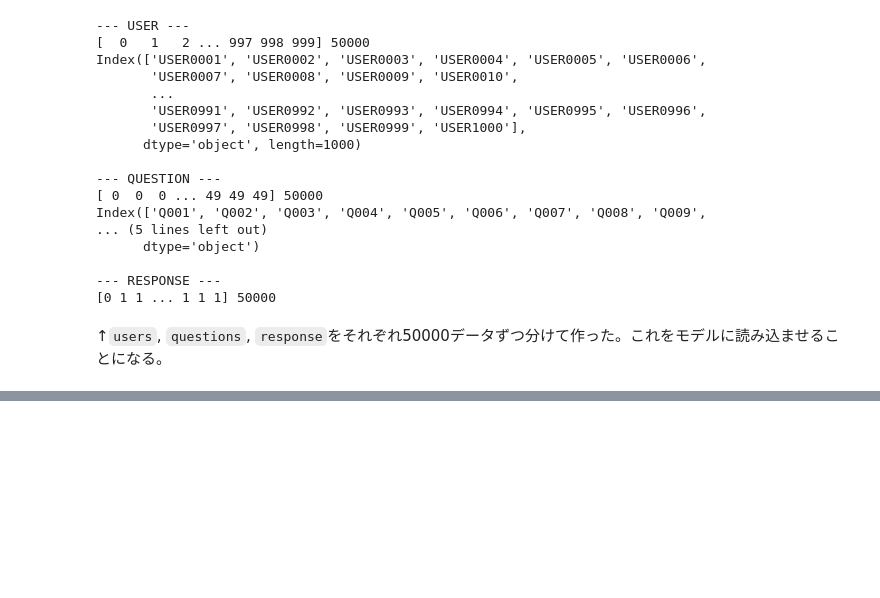
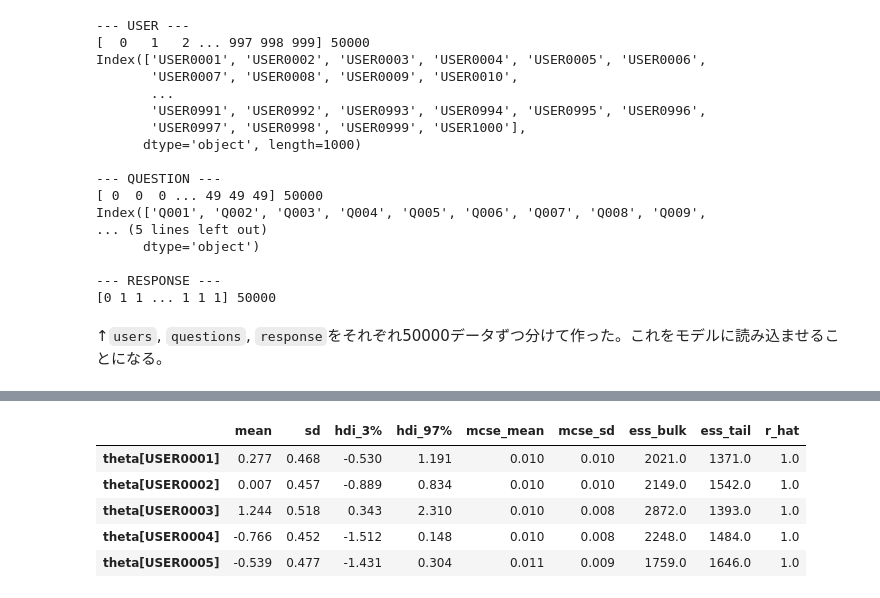
Before and after one commit to makkimaki/python-bayes-intro, a Jupyter notebook: すらすらベイズ写経_3−3_【IRT_evaluation】.ipynb, the cells around one changed output, grey strips where cells are left out. Saved outputs shown, nothing was run; the diff lists cells and outputs as text; code cells hidden in the pictures; blank space fills up the shorter version.

```diff
--- a/すらすらベイズ写経_3−3_【IRT_evaluation】.ipynb
+++ b/すらすらベイズ写経_3−3_【IRT_evaluation】.ipynb
@@ -205,0 +273,10 @@ display(g)
+# %%
+summary_theta1 = az.summary(idata1, var_names=["theta"])
+display(summary_theta1.head())
+# %% [output]
+|  | mean | sd | hdi_3% | hdi_97% | mcse_mean | mcse_sd | ess_bulk | ess_tail | r_hat |
+| theta[USER0001] | 0.277 | 0.468 | -0.530 | 1.191 | 0.010 | 0.010 | 2021.0 | 1371.0 | 1.0 |
+| theta[USER0002] | 0.007 | 0.457 | -0.889 | 0.834 | 0.010 | 0.010 | 2149.0 | 1542.0 | 1.0 |
+| theta[USER0003] | 1.244 | 0.518 | 0.343 | 2.310 | 0.010 | 0.008 | 2872.0 | 1393.0 | 1.0 |
+| theta[USER0004] | -0.766 | 0.452 | -1.512 | 0.148 | 0.010 | 0.008 | 2248.0 | 1484.0 | 1.0 |
+| theta[USER0005] | -0.539 | 0.477 | -1.431 | 0.304 | 0.011 | 0.009 | 1759.0 | 1646.0 | 1.0 |
```
Also changed, not shown: parts of 9 cells of this notebook.
